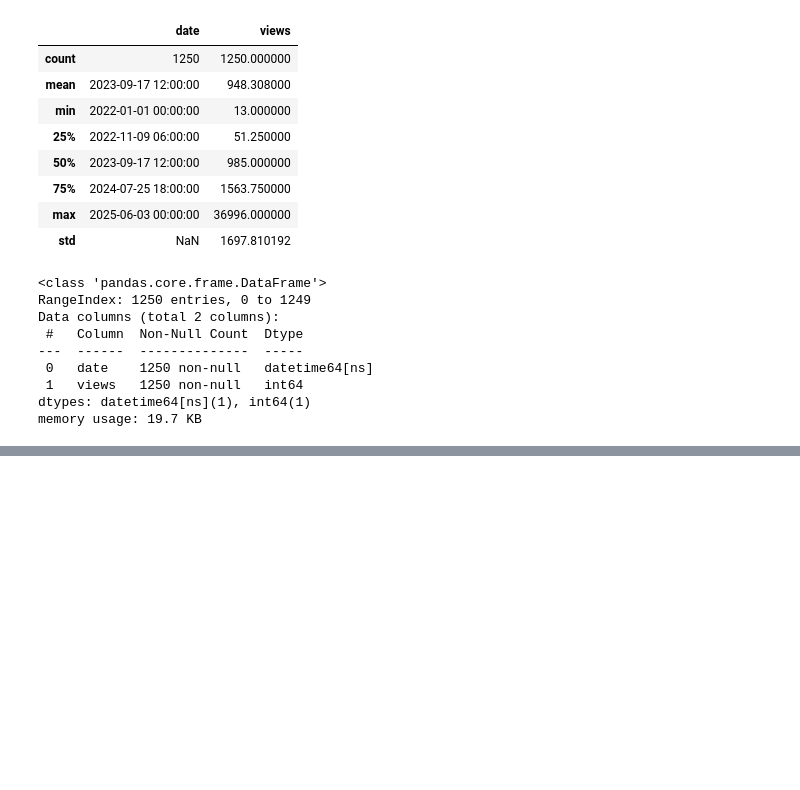
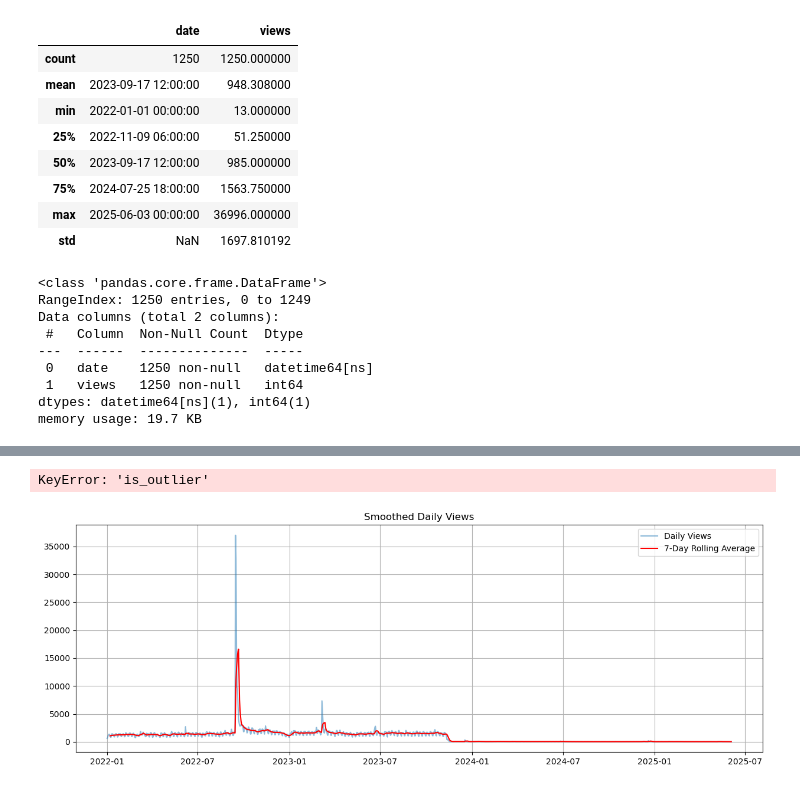
Before and after one commit to samira-yousefzadeh/figma-pageviews-forecast, a Jupyter notebook: figma_pageviews_forecast.ipynb, the cells around one changed output, grey strips where cells are left out. Drawn from its saved outputs; the diff is of its cells as text; code cells hidden in the pictures; blank space fills up the shorter version.

```diff
--- a/figma_pageviews_forecast.ipynb
+++ b/figma_pageviews_forecast.ipynb
@@ -193,0 +427,20 @@ print(os.getcwd())
+# %%
+# Identify outliers
+outliers_df = df[df['is_outlier'] == True]
+
+# Show the outlier dates and values
+print(outliers_df[['views']])
+# %% [output]
+KeyError: 'is_outlier'
+# %%
+# 3. Rolling Average (7-day smoothing)
+df_daily['rolling_mean'] = df_daily['views'].rolling(window=7).mean()
+plt.figure(figsize=(15, 5))
+plt.plot(df_daily['views'], alpha=0.5, label='Daily Views')
+plt.plot(df_daily['rolling_mean'], color='red', label='7-Day Rolling Average')
+plt.title('Smoothed Daily Views')
+plt.legend()
+plt.grid()
+plt.show()
+# %% [output]
+[figure, added]
```
Also changed, not shown: parts of 21 cells of this notebook.
